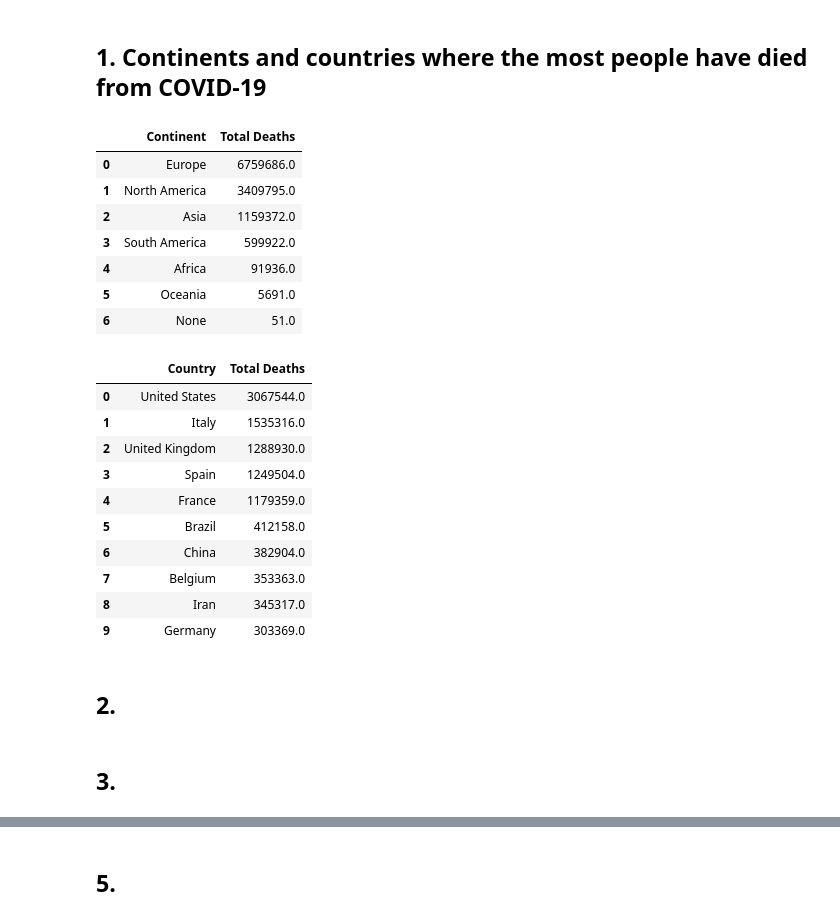
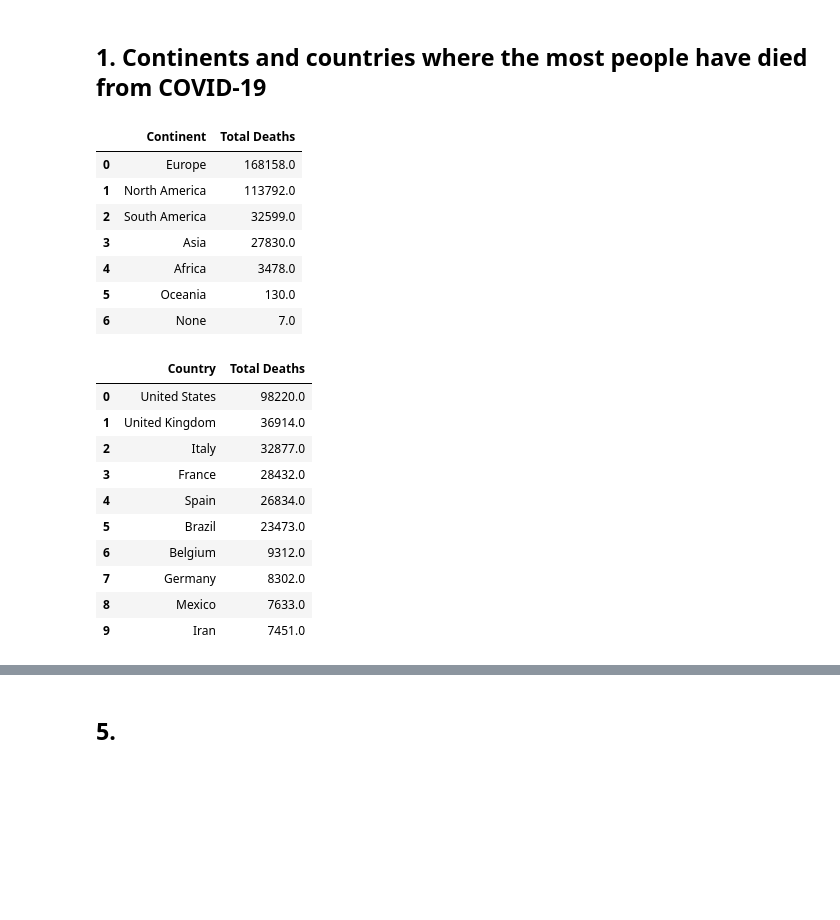
Before and after one commit to arturplath/BRiS_Project, a Jupyter notebook: BRiS.ipynb, the cells around one changed output, grey strips where cells are left out. Drawn from its saved outputs; the diff is of its cells as text; code cells hidden in the pictures; blank space fills up the shorter version.

```diff
--- a/BRiS.ipynb
+++ b/BRiS.ipynb
@@ -118,15 +116,15 @@ engine.table_names()
 # %% [markdown]
 ## 1. Continents and countries where the most people have died from COVID-19
 # %%
-df = pd.read_sql("SELECT p.continent as Continent, sum(m.total_deaths) AS 'Total Deaths' FROM metrics m, population p WHERE m.location = p.location GROUP BY p.continent ORDER BY 2 DESC", con = engine)
+df = pd.read_sql("SELECT p.continent as Continent, sum(m.new_deaths) AS 'Total Deaths' FROM metrics m, population p WHERE m.location = p.location GROUP BY p.continent ORDER BY 2 DESC", con = engine)
 df
 # %% [output]
 |  | Continent | Total Deaths |
-| 0 | Europe | 6759686.0 |
-| 1 | North America | 3409795.0 |
-| 2 | Asia | 1159372.0 |
-| 3 | South America | 599922.0 |
-| 4 | Africa | 91936.0 |
-| 5 | Oceania | 5691.0 |
-| 6 | None | 51.0 |
+| 0 | Europe | 168158.0 |
+| 1 | North America | 113792.0 |
+| 2 | South America | 32599.0 |
+| 3 | Asia | 27830.0 |
+| 4 | Africa | 3478.0 |
+| 5 | Oceania | 130.0 |
+| 6 | None | 7.0 |
 # %%
@@ -134,19 +132,15 @@ df
 # %%
-df = pd.read_sql("SELECT m.location AS Country, sum(m.total_deaths) AS 'Total Deaths' FROM metrics m, population p WHERE m.location = p.location GROUP BY m.location ORDER BY 2 DESC LIMIT 10", con = engine)
+df = pd.read_sql("SELECT m.location AS Country, sum(m.new_deaths) AS 'Total Deaths' FROM metrics m, population p WHERE m.location = p.location GROUP BY m.location ORDER BY 2 DESC LIMIT 10", con = engine)
 df
 # %% [output]
 |  | Country | Total Deaths |
-| 0 | United States | 3067544.0 |
-| 1 | Italy | 1535316.0 |
-| 2 | United Kingdom | 1288930.0 |
-| 3 | Spain | 1249504.0 |
-| 4 | France | 1179359.0 |
-| 5 | Brazil | 412158.0 |
-| 6 | China | 382904.0 |
-| 7 | Belgium | 353363.0 |
-| 8 | Iran | 345317.0 |
-| 9 | Germany | 303369.0 |
+| 0 | United States | 98220.0 |
+| 1 | United Kingdom | 36914.0 |
+| 2 | Italy | 32877.0 |
+| 3 | France | 28432.0 |
+| 4 | Spain | 26834.0 |
+| 5 | Brazil | 23473.0 |
+| 6 | Belgium | 9312.0 |
+| 7 | Germany | 8302.0 |
+| 8 | Mexico | 7633.0 |
+| 9 | Iran | 7451.0 |
-# %% [markdown]
-## 2.
-# %% [markdown]
-## 3.
```
Also changed, not shown: parts of 16 cells of this notebook.
